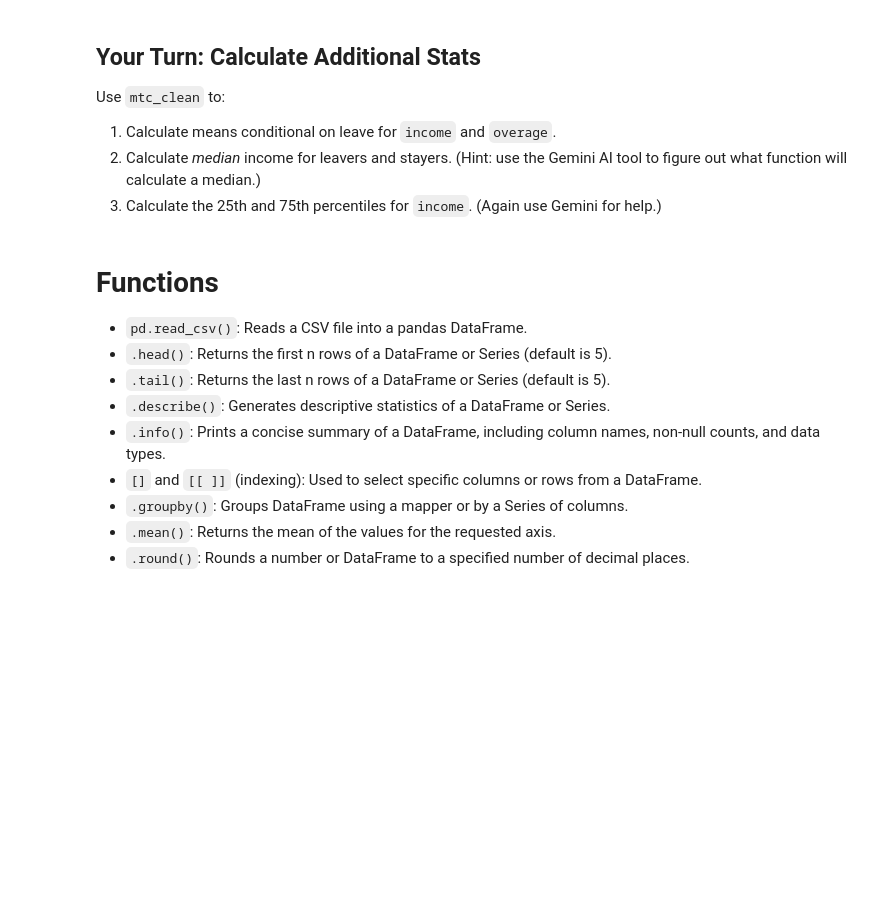
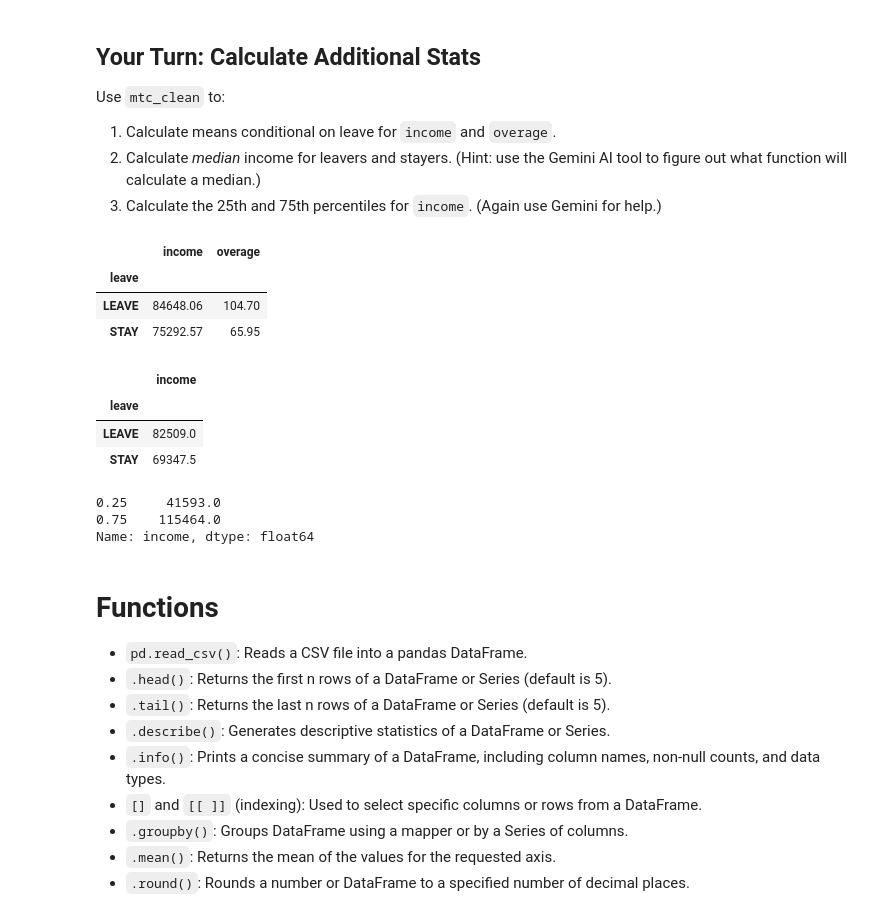
Before and after one commit to GUGUGANG/IS_4487_Tokyo, a Jupyter notebook: Hanson_Gu_day2_lab_megatelco_intro.ipynb, the cells around one changed output. Cells and saved outputs as stored; diff of their text form; code cells hidden in the pictures; blank space fills up the shorter version.

```diff
--- a/Hanson_Gu_day2_lab_megatelco_intro.ipynb
+++ b/Hanson_Gu_day2_lab_megatelco_intro.ipynb
@@ -129,7 +274,26 @@ Use `mtc_clean` to:
 1. Calculate means conditional on leave for `income` and `overage`.
 2. Calculate *median* income for leavers and stayers. (Hint:  use the Gemini AI tool to figure out what function will calculate a median.)
 3. Calculate the 25th and 75th percentiles for `income`.  (Again use Gemini for help.)
+# %%
+# Your code goes here
+mtc_clean[['income','overage','leave']].groupby('leave').mean().round(2)
+# %% [output]
+|  | income | overage |
+| leave |  |  |
+| LEAVE | 84648.06 | 104.70 |
+| STAY | 75292.57 | 65.95 |
 # %%
 # Your code goes here
+mtc_clean[['income','leave']].groupby('leave').median().round(2)
+# %% [output]
+|  | income |
+| leave |  |
+| LEAVE | 82509.0 |
+| STAY | 69347.5 |
 # %%
 # Your code goes here
+mtc_clean['income'].quantile([0.25, 0.75]).round(2)
+# %% [output]
+0.25     41593.0
+0.75    115464.0
+Name: income, dtype: float64
```
Also changed, not shown: parts of 15 cells of this notebook.
